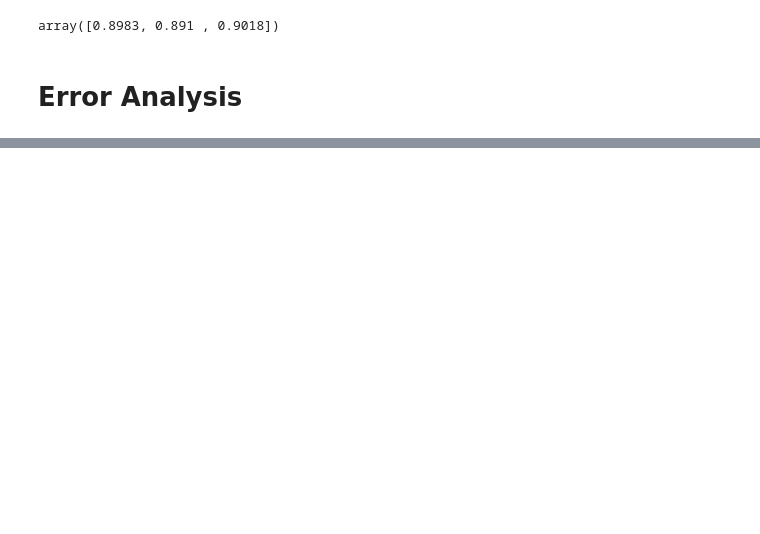
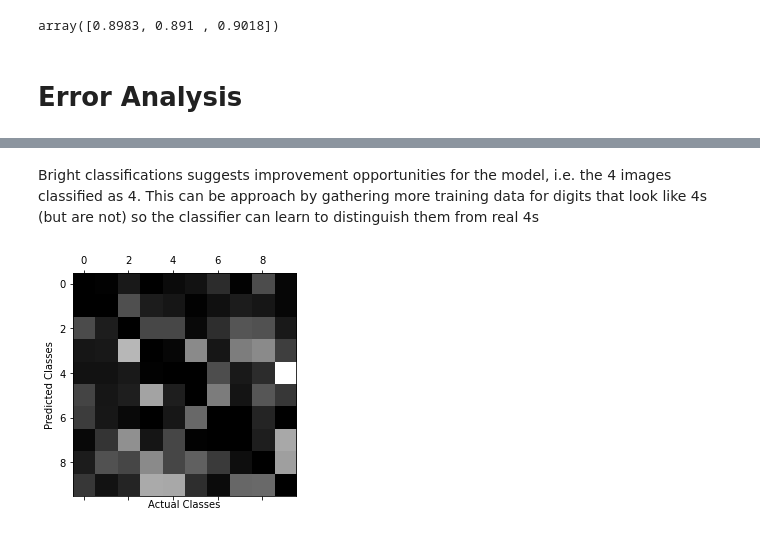
Before and after one commit to afoviedo/data-science-portfolio, a Jupyter notebook: Image Classification/Image Clasification with ML.ipynb, the cells around one changed output, grey strips where cells are left out. Drawn from its saved outputs; the diff is of its cells as text; code cells hidden in the pictures; blank space fills up the shorter version.

```diff
--- a/Image Classification/Image Clasification with ML.ipynb
+++ b/Image Classification/Image Clasification with ML.ipynb
@@ -422,0 +467,11 @@ array([0.8983, 0.891 , 0.9018])
+# %% [markdown]
+Bright classifications suggests improvement opportunities for the model, i.e. the 4 images classified as 4. This can be approach by gathering more training data for digits that
+look like 4s (but are not) so the classifier can learn to distinguish them from real 4s
+# %%
+np.fill_diagonal(norm_conf_mx, 0)
+plt.matshow(norm_conf_mx, cmap = plt.cm.gray)
+plt.xlabel('Actual Classes')
+plt.ylabel('Predicted Classes')
+plt.show()
+# %% [output]
+[figure, added]
```
Also changed, not shown: parts of 28 cells of this notebook.
